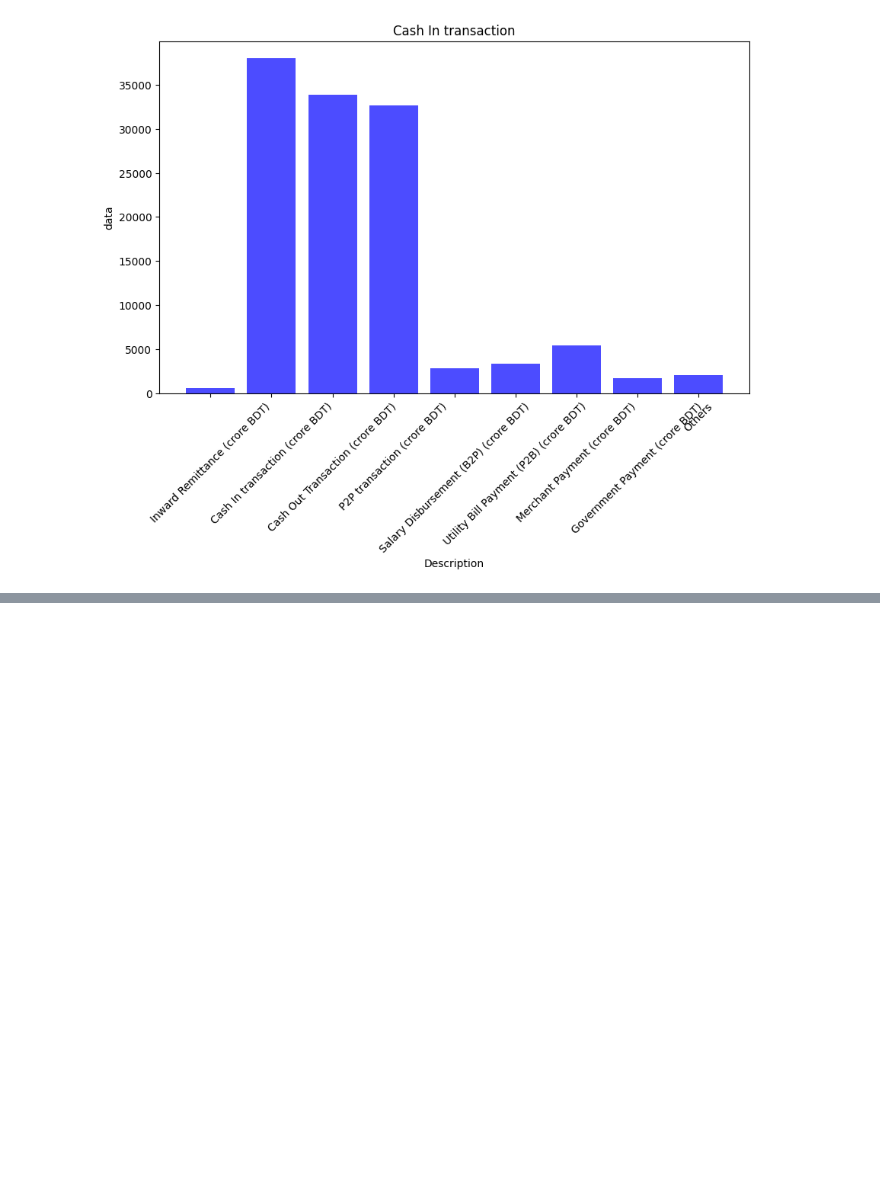
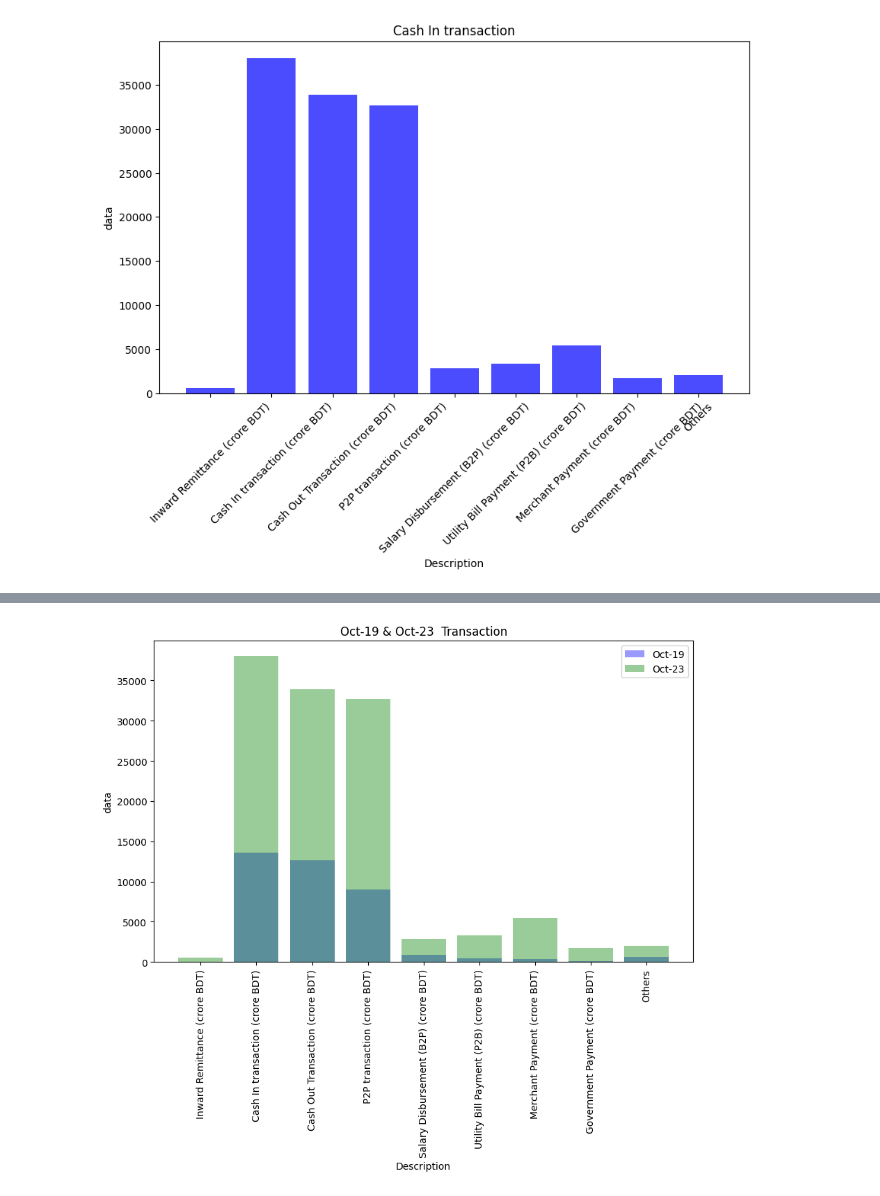
Before and after one commit to Linkonb/Financial-statement-Analysis-of-MFS-in-Bangladesh, a Jupyter notebook: Financial_statement_Analysis_of_MFS_in_Bangladesh.ipynb, the cells around one changed output, grey strips where cells are left out. Drawn from its saved outputs; the diff is of its cells as text; code cells hidden in the pictures; blank space fills up the shorter version.

```diff
--- a/Financial_statement_Analysis_of_MFS_in_Bangladesh.ipynb
+++ b/Financial_statement_Analysis_of_MFS_in_Bangladesh.ipynb
@@ -151,0 +154,17 @@ bars = plt.pie(data_1['Data'],labels=data_1['Description'])
+# %%
+data_1 = df.query('Description in ("Inward Remittance (crore BDT)","Cash In transaction (crore BDT)","Cash Out Transaction (crore BDT)","P2P transaction (crore BDT)","Salary Disbursement (B2P) (crore BDT)","Utility Bill Payment (P2B) (crore BDT)","Merchant Payment (crore BDT)","Government Payment (crore BDT)","Others")')
+plt.figure(figsize=(10, 6))
+
+data_2 = data_1.query('Date_info_New in ("Oct-19")')
+plt.bar(data_2['Description'], data_2['Data'], alpha=0.4, color='b', label='Oct-19')
+data_3 = data_1.query('Date_info_New in ("Oct-23")')
+plt.bar(data_3['Description'], data_3['Data'], alpha=0.4, color='g', label='Oct-23')
+
+plt.xlabel('Description')
+plt.ylabel('data')
+plt.title('Oct-19 & Oct-23  Transaction')
+plt.xticks(rotation=90);
+plt.legend()
+plt.show()
+# %% [output]
+[figure, added]
```
Also changed, not shown: parts of 4 cells of this notebook.
